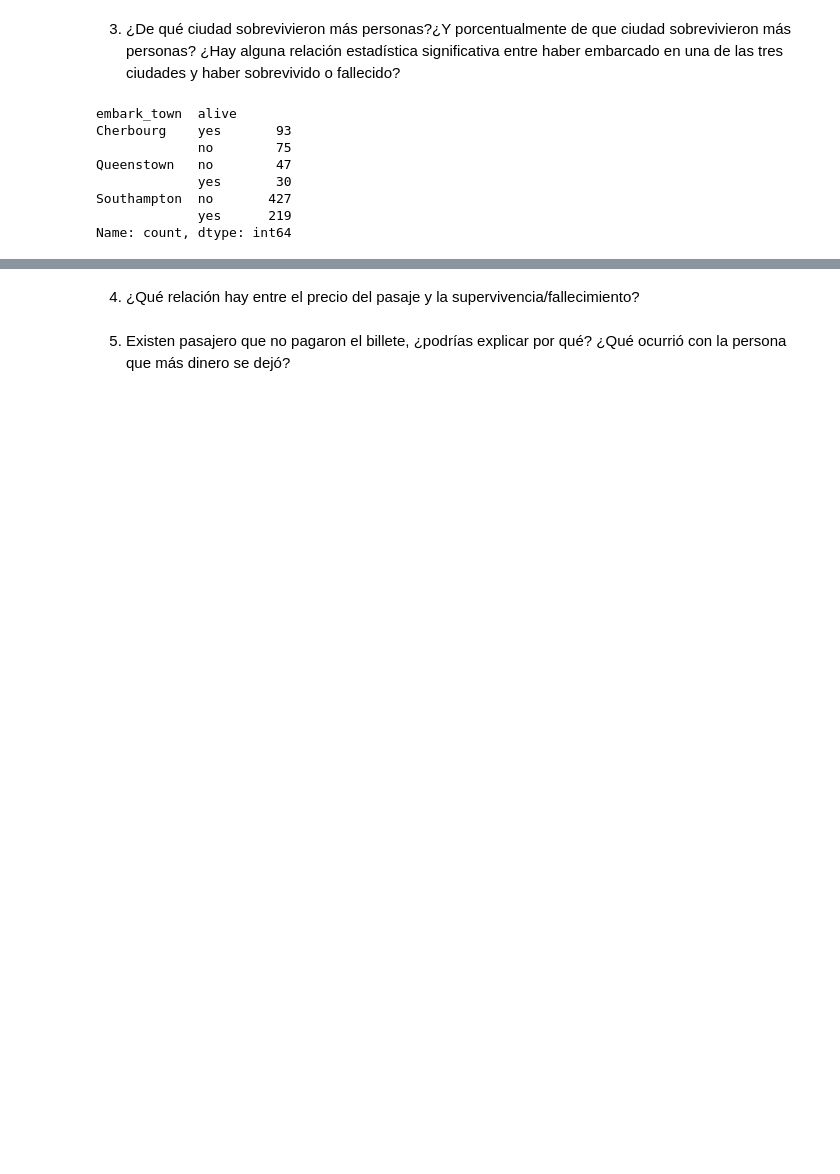
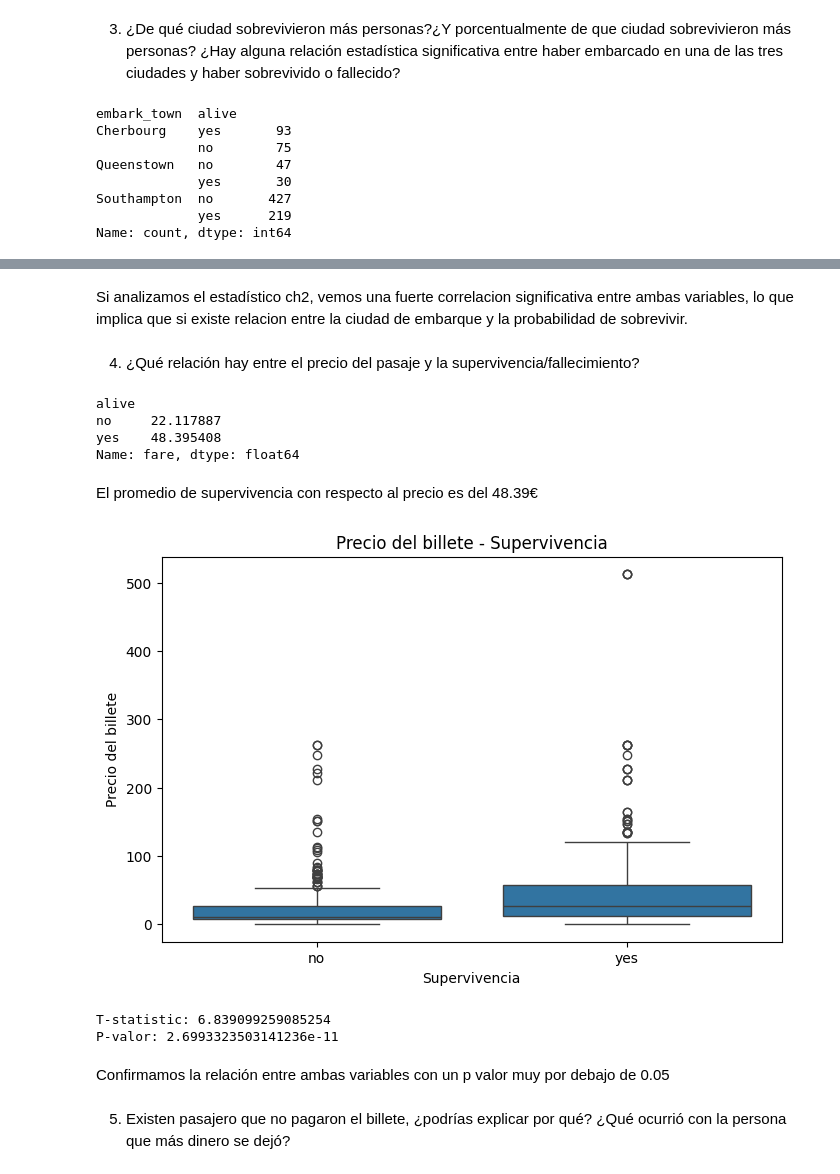
Before and after one commit to Cmonzon-94/ONLINE_DS_THEBRIDGE_Cmonzon, a Jupyter notebook: 03_Analisis_de_Datos/Sprint_07/Unidad_02_Analisis__Bivariante_Multivariante/Unidad_02/Practica_Obligatoria/18_Practica_Obligatoria_Multivariante.ipynb, the cells around one changed output, grey strips where cells are left out. Saved outputs shown, nothing was run; the diff lists cells and outputs as text; code cells hidden in the pictures; blank space fills up the shorter version.

```diff
--- a/03_Analisis_de_Datos/Sprint_07/Unidad_02_Analisis__Bivariante_Multivariante/Unidad_02/Practica_Obligatoria/18_Practica_Obligatoria_Multivariante.ipynb
+++ b/03_Analisis_de_Datos/Sprint_07/Unidad_02_Analisis__Bivariante_Multivariante/Unidad_02/Practica_Obligatoria/18_Practica_Obligatoria_Multivariante.ipynb
@@ -281,4 +315,38 @@ Name: count, dtype: int64
+# %% [markdown]
+Si analizamos el estadístico ch2, vemos una fuerte correlacion significativa entre ambas variables, lo que implica que si existe relacion entre la ciudad de embarque y la probabilidad de sobrevivir.
 # %% [markdown]
 4. ¿Qué relación hay entre el precio del pasaje y la supervivencia/fallecimiento?
+# %%
+#Como precio es una variable numerica, veamos la media
+df_titanic.groupby("alive")["fare"].mean()
+# %% [output]
+alive
+no     22.117887
+yes    48.395408
+Name: fare, dtype: float64
+# %% [markdown]
+El promedio de supervivencia con respecto al precio es del 48.39€
+# %%
+plt.figure(figsize=(8, 5))
+sns.boxplot(data=df_titanic, x="alive", y="fare")
+plt.title("Precio del billete - Supervivencia")
+plt.xlabel("Supervivencia")
+plt.ylabel("Precio del billete")
+plt.show()
+# %% [output]
+[figure, added]
+# %%
+# Veamos el estadítico t-student que explica la correlacion para este caso
+grupo_superviviente = df_titanic.loc[df_titanic["alive"]=="yes"]["fare"]
+grupo_no = df_titanic.loc[df_titanic["alive"]=="no"]["fare"]
+# Test t-student
+t_stat, p_val = ttest_ind(grupo_superviviente, grupo_no, equal_var=False)
+print("T-statistic:", t_stat)
+print("P-valor:", p_val)
+# %% [output]
+T-statistic: 6.839099259085254
+P-valor: 2.6993323503141236e-11
+# %% [markdown]
+Confirmamos la relación entre ambas variables con un p valor muy por debajo de 0.05
 # %% [markdown]
 5. Existen pasajero que no pagaron el billete, ¿podrías explicar por qué? ¿Qué ocurrió con la persona que más dinero se dejó?
```
Also changed, not shown: parts of 24 cells of this notebook.
